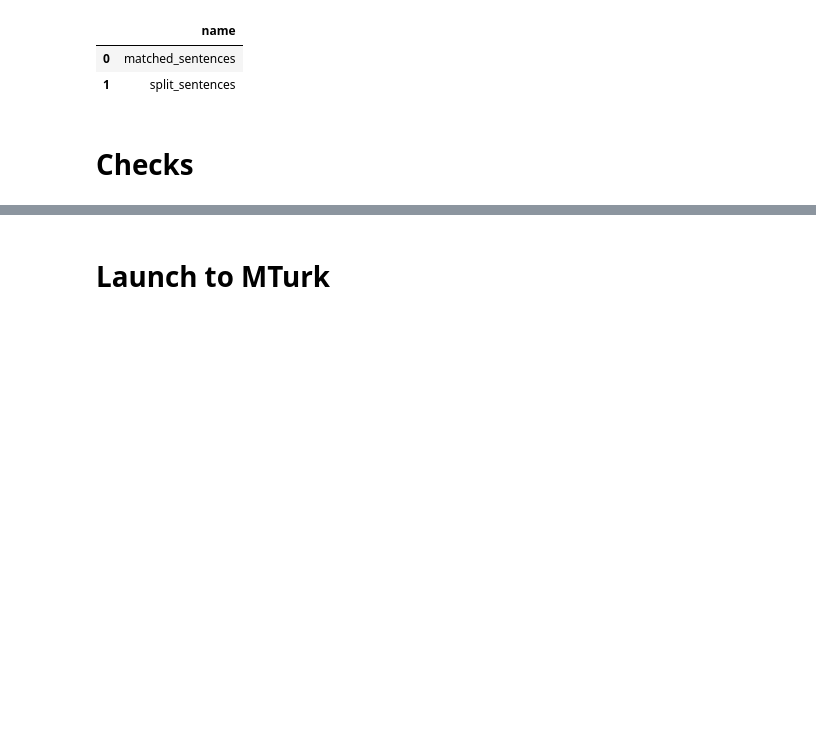
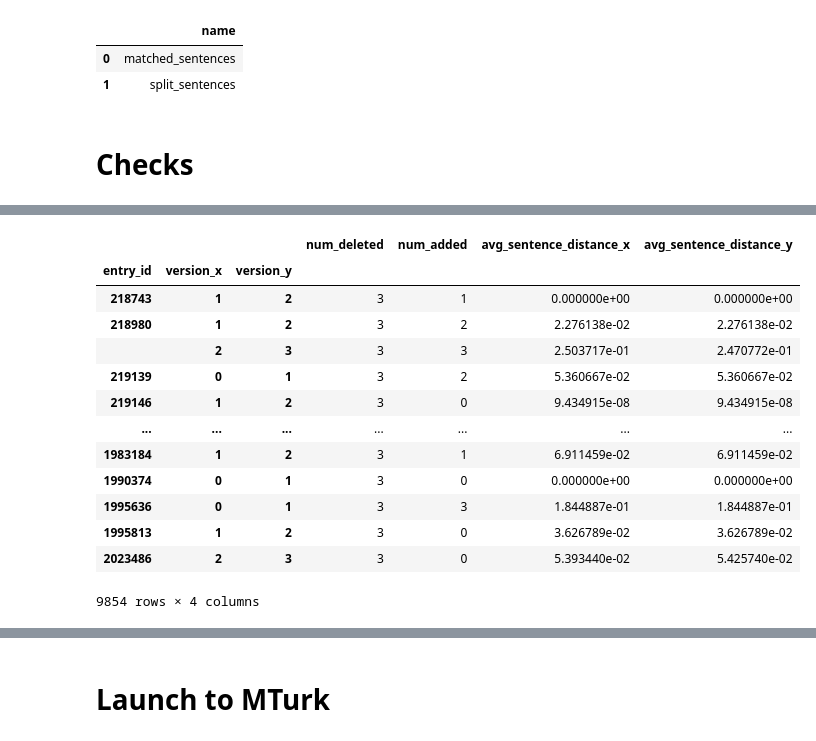
Before and after one commit to alex2awesome/edit-pathways, a Jupyter notebook: notebooks/2021-10-08__select-data-carol.ipynb, the cells around one changed output, grey strips where cells are left out. Cells and saved outputs as stored; diff of their text form; code cells hidden in the pictures; blank space fills up the shorter version.

```diff
--- a/notebooks/2021-10-08__select-data-carol.ipynb
+++ b/notebooks/2021-10-08__select-data-carol.ipynb
@@ -148,4 +166,24 @@ doc_level_stats = pd.concat([
     null_sents,
     non_zero_sents
 ], axis=1)
+# %%
+doc_level_stats.loc[lambda df: df['num_deleted'] == 3] ## choose all documents with 3 deletions
+## num_deleted = number of deleted sentences
+## num_added = number of added sentences
+## avg_sentence_distance_x, avg_sentence_distance_y = overall, how different are the sentences across the document?
+# %% [output]
+|  |  |  | num_deleted | num_added | avg_sentence_distance_x | avg_sentence_distance_y |
+| entry_id | version_x | version_y |  |  |  |  |
+| 218743 | 1 | 2 | 3 | 1 | 0.000000e+00 | 0.000000e+00 |
+| 218980 | 1 | 2 | 3 | 2 | 2.276138e-02 | 2.276138e-02 |
+|  | 2 | 3 | 3 | 3 | 2.503717e-01 | 2.470772e-01 |
+| 219139 | 0 | 1 | 3 | 2 | 5.360667e-02 | 5.360667e-02 |
+| 219146 | 1 | 2 | 3 | 0 | 9.434915e-08 | 9.434915e-08 |
+| ... | ... | ... | ... | ... | ... | ... |
+| 1983184 | 1 | 2 | 3 | 1 | 6.911459e-02 | 6.911459e-02 |
+| 1990374 | 0 | 1 | 3 | 0 | 0.000000e+00 | 0.000000e+00 |
+| 1995636 | 0 | 1 | 3 | 3 | 1.844887e-01 | 1.844887e-01 |
+| 1995813 | 1 | 2 | 3 | 0 | 3.626789e-02 | 3.626789e-02 |
+| 2023486 | 2 | 3 | 3 | 0 | 5.393440e-02 | 5.425740e-02 |
+9854 rows × 4 columns
 # %%
```
Also changed, not shown: parts of 75 cells of this notebook, 17 other files.
